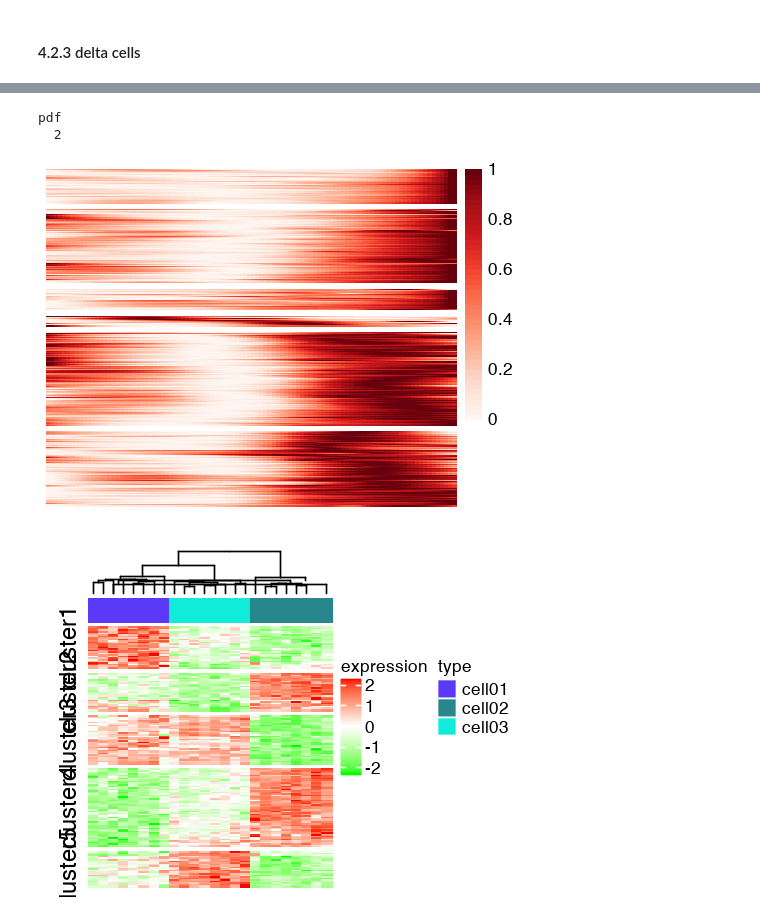
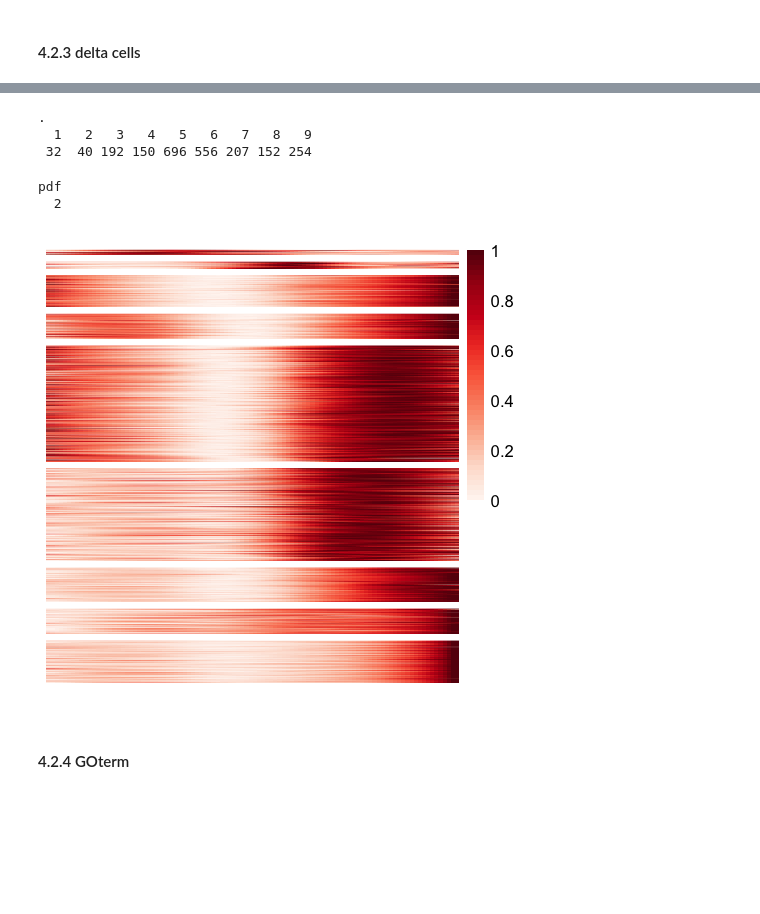
Before and after one commit to biomystery/islet_figs_motifs, a Jupyter notebook: multiple_promoter_transcript_level/05d.smooth_clustering_DA_peaks.ipynb, the cells around one changed output, grey strips where cells are left out. Saved outputs shown, nothing was run; the diff lists cells and outputs as text; code cells hidden in the pictures; blank space fills up the shorter version.

```diff
--- a/multiple_promoter_transcript_level/05d.smooth_clustering_DA_peaks.ipynb
+++ b/multiple_promoter_transcript_level/05d.smooth_clustering_DA_peaks.ipynb
@@ -248,2 +261,2 @@ pdf
 # %%
-res<- fread( "../dat/1910_v2/DA_prom_long_100bins_ps.csv")
+dat.pro_ps.wd<- fread( '../dat/1910_v2/DA_prom_wd_100bins_ps.csv',header = T)
@@ -271,0 +423,16 @@ alpha  beta delta
+# %%
+options(repr.plot.width = 4, repr.plot.height = 3)
+
+final.ord.2 <- final.ord
+final.ord <- final.ord %>% recode(`5` = 1, `4` = 2, `2` = 3, `1` = 4, `3` = 5)
+names(final.ord) <- names(final.ord.2)
+
+p <- pheatmap(dat.sub.2.scale[names(final.ord)[order(final.ord)], ], cellheight = 0.1,
+    gaps_row = as.numeric(cumsum(table(final.ord))), scale = "none", cluster_rows = F,
+    cluster_cols = F, show_rownames = F, show_colnames = F, color = colorRampPalette(colors = brewer.pal(n = 9,
+        name = "Reds"))(50))
+pdf("~/Dropbox (UCSD_Epigenomics)/workReports/2019-12-06_islet_psclusters/beta_ps_pamk.pdf",
+    width = 4, height = 3, family = "Arial")
+print(p)
+dev.off()
+system("open ~/Dropbox (UCSD_Epigenomics)/workReports/2019-12-06_islet_psclusters/beta_ps_pamk.pdf")
@@ -730,48 +625,25 @@ pheatmap(dat.sub.2.scale[names(final.ord)[order(final.ord)], ], gaps_row = as.nu
 # %%
-#
-a = (pk.scale.2[[1]]$pamobject$clustering)
-b1 = ifelse(a == 7, 6, a)
-names(b1) = names(a)
-b1 = ifelse(b1 == 4, 2, ifelse(b1 > 4, b1 - 1, b1))
-b1 = ifelse(b1 == 4, 2, ifelse(b1 > 4, b1 - 1, b1))
+options(repr.plot.width = 4, repr.plot.height = 4)
+final.ord.2 <- final.ord
+final.ord <- final.ord %>% recode(`1` = 6, `2` = 5, `3` = 4, `4` = 3, `5` = 9, `6` = 7,
+    `7` = 8, `8` = 1, `9` = 2)
+names(final.ord) <- names(final.ord.2)
+final.ord %>% table
 
-a = (pk.scale.2[[2]]$pamobject$clustering)
-b2 = a + length(unique(b1))
-
-names(b2) = names(a)
-
-
-final.ord = c(b1, b2)
-
-
-options(repr.plot.width = 4, repr.plot.height = 3)
-p <- pheatmap(dat.sub.2.scale[names(final.ord)[order(final.ord)], ], gaps_row = as.numeric(cumsum(table(final.ord))),
-    scale = "none", cluster_rows = F, cluster_cols = F, show_rownames = F, show_colnames = F,
-    color = colorRampPalette(colors = brewer.pal(n = 9, name = "Reds"))(50), )
+p <- pheatmap(dat.sub.2.scale[names(final.ord)[order(final.ord)], ], cellheight = 0.1,
+    gaps_row = as.numeric(cumsum(table(final.ord))), scale = "none", cluster_rows = F,
+    cluster_cols = F, show_rownames = F, show_colnames = F, color = colorRampPalette(colors = brewer.pal(n = 9,
+        name = "Reds"))(50))
 
 pdf("~/Dropbox (UCSD_Epigenomics)/workReports/2019-12-06_islet_psclusters/delta_ps_pamk.pdf",
-    width = 4, height = 3, family = "Arial")
+    width = 4, height = 4, family = "Arial")
 print(p)
 dev.off()
 system("open ~/Dropbox (UCSD_Epigenomics)/workReports/2019-12-06_islet_psclusters/delta_ps_pamk.pdf")
 # %% [output]
-pdf
-  2
+.
+  1   2   3   4   5   6   7   8   9
+ 32  40 192 150 696 556 207 152 254
+pdf
+  2
-[figure, old version]
+[figure, new version]
-# %%
-library(ComplexHeatmap)
-library(circlize)
-
-expr = readRDS(system.file(package = "ComplexHeatmap", "extdata", "gene_expression.rds"))
-mat = as.matrix(expr[, grep("cell", colnames(expr))])
-base_mean = rowMeans(mat)
-mat_scaled = t(apply(mat, 1, scale))
-
-type = gsub("s\\d+_", "", colnames(mat))
-ha = HeatmapAnnotation(type = type, annotation_name_side = "left")
-
-Heatmap(mat_scaled, name = "expression", km = 5, col = colorRamp2(c(-2, 0, 2), c("green",
-    "white", "red")), top_annotation = ha, show_column_names = FALSE, show_row_names = F,
-    row_title = NULL, show_row_dend = FALSE)
-# %% [output]
-[figure, removed]
@@ -779,0 +652,2 @@ Heatmap(mat_scaled, name = "expression", km = 5, col = colorRamp2(c(-2, 0, 2), c
+# %% [markdown]
+#### 4.2.4 GOterm
```
Also changed, not shown: parts of 35 cells of this notebook, 4 other files.
